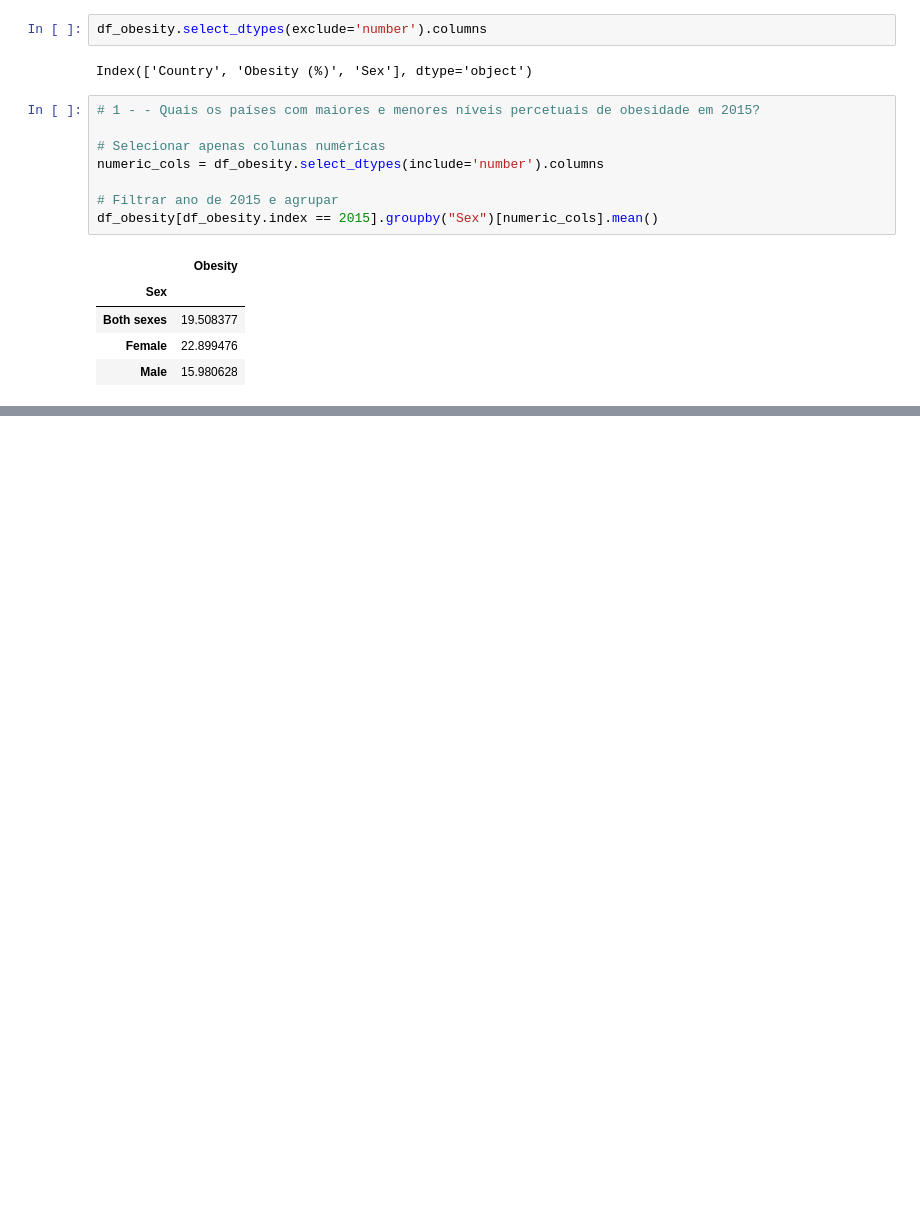
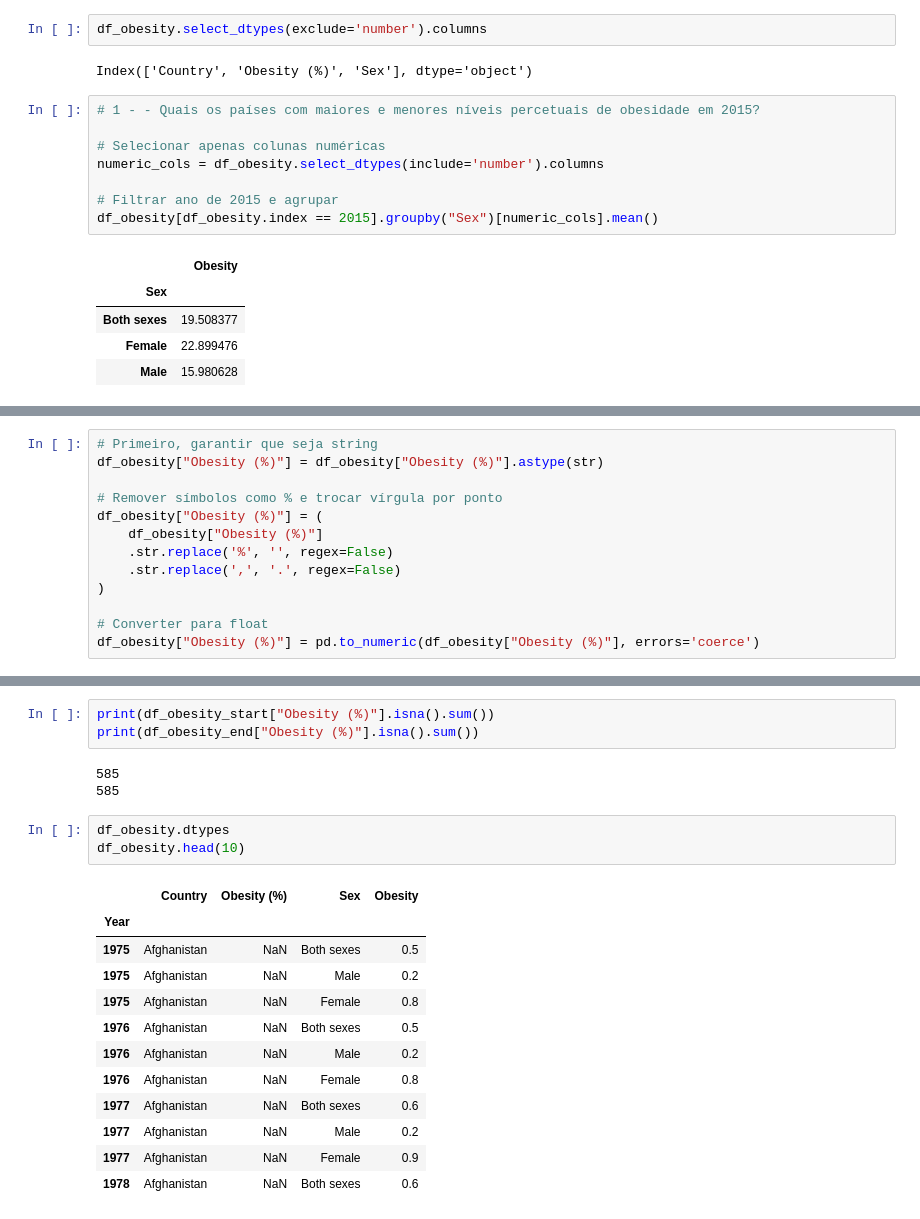
Before and after one commit to ludiemert/Analyzing_Data_Pandas_SQL, a Jupyter notebook: 4_Projectos/2_DataAnalysis_Global_Obesity/DataAnalysis_GlobalObesity.ipynb, the cells around one changed output, grey strips where cells are left out. Drawn from its saved outputs; the diff is of its cells as text; blank space fills up the shorter version.

Commit message:
add new codig 5_Filtrar os dados corretamente para os anos desejados

```diff
--- a/4_Projectos/2_DataAnalysis_Global_Obesity/DataAnalysis_GlobalObesity.ipynb
+++ b/4_Projectos/2_DataAnalysis_Global_Obesity/DataAnalysis_GlobalObesity.ipynb
@@ -303,0 +380,13 @@ df_obesity_end = df_obesity[df_obesity.index[df_obesity.index == 2016]
+# %%
+# Primeiro, garantir que seja string
+df_obesity["Obesity (%)"] = df_obesity["Obesity (%)"].astype(str)
+
+# Remover símbolos como % e trocar vírgula por ponto
+df_obesity["Obesity (%)"] = (
+    df_obesity["Obesity (%)"]
+    .str.replace('%', '', regex=False)
+    .str.replace(',', '.', regex=False)
+)
+
+# Converter para float
+df_obesity["Obesity (%)"] = pd.to_numeric(df_obesity["Obesity (%)"], errors='coerce')
@@ -303,0 +414,22 @@ df_obesity_end = df_obesity[df_obesity.index[df_obesity.index == 2016]
+# %%
+print(df_obesity_start["Obesity (%)"].isna().sum())
+print(df_obesity_end["Obesity (%)"].isna().sum())
+# %% [output]
+585
+585
+# %%
+df_obesity.dtypes
+df_obesity.head(10)
+# %% [output]
+|  | Country | Obesity (%) | Sex | Obesity |
+| Year |  |  |  |  |
+| 1975 | Afghanistan | NaN | Both sexes | 0.5 |
+| 1975 | Afghanistan | NaN | Male | 0.2 |
+| 1975 | Afghanistan | NaN | Female | 0.8 |
+| 1976 | Afghanistan | NaN | Both sexes | 0.5 |
+| 1976 | Afghanistan | NaN | Male | 0.2 |
+| 1976 | Afghanistan | NaN | Female | 0.8 |
+| 1977 | Afghanistan | NaN | Both sexes | 0.6 |
+| 1977 | Afghanistan | NaN | Male | 0.2 |
+| 1977 | Afghanistan | NaN | Female | 0.9 |
+| 1978 | Afghanistan | NaN | Both sexes | 0.6 |
```
Also changed, not shown: parts of 10 cells of this notebook.
